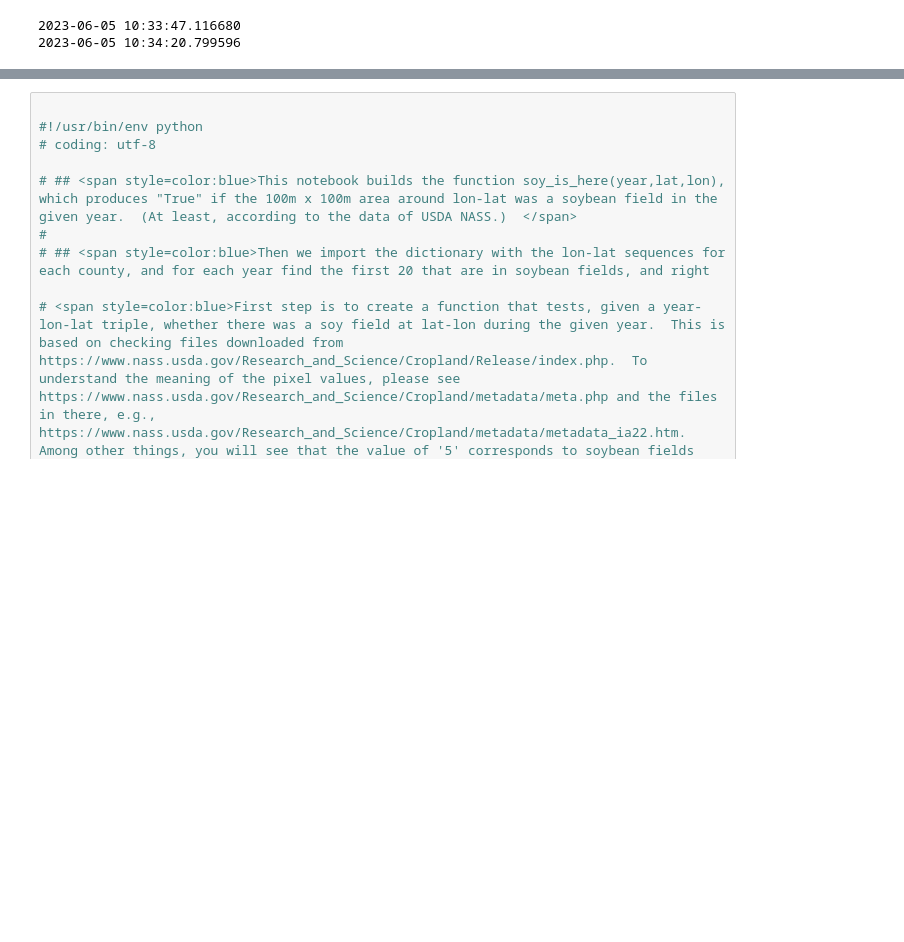
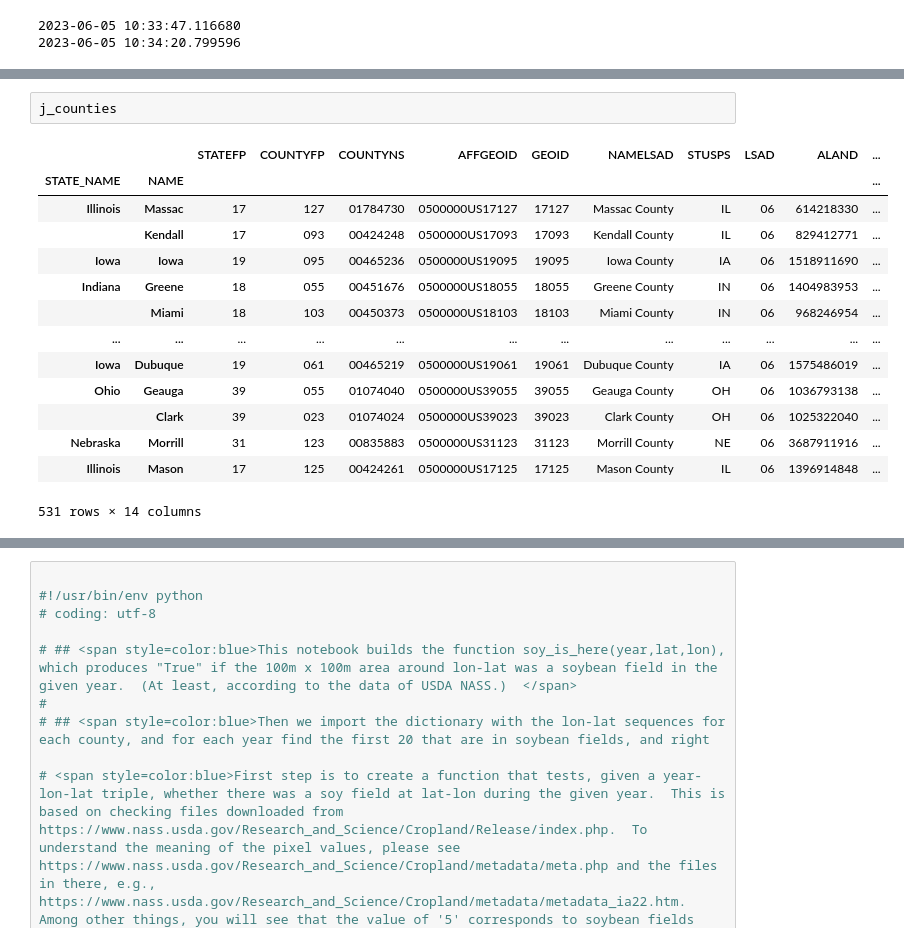
Before and after one commit to claudiosv/Computing-for-Food-Security, a Jupyter notebook: Project 3/ndvi_pipeline.ipynb, the cells around one changed output, grey strips where cells are left out. Cells and saved outputs as stored; diff of their text form; blank space fills up the shorter version.

```diff
--- a/Project 3/ndvi_pipeline.ipynb
+++ b/Project 3/ndvi_pipeline.ipynb
@@ -143,0 +219,17 @@ with out_file.open("w") as fp:
+# %%
+j_counties
+# %% [output]
+|  |  | STATEFP | COUNTYFP | COUNTYNS | AFFGEOID | GEOID | NAMELSAD | STUSPS | LSAD | ALAND | ... |
+| STATE_NAME | NAME |  |  |  |  |  |  |  |  |  | ... |
+| Illinois | Massac | 17 | 127 | 01784730 | 0500000US17127 | 17127 | Massac County | IL | 06 | 614218330 | ... |
+|  | Kendall | 17 | 093 | 00424248 | 0500000US17093 | 17093 | Kendall County | IL | 06 | 829412771 | ... |
+| Iowa | Iowa | 19 | 095 | 00465236 | 0500000US19095 | 19095 | Iowa County | IA | 06 | 1518911690 | ... |
+| Indiana | Greene | 18 | 055 | 00451676 | 0500000US18055 | 18055 | Greene County | IN | 06 | 1404983953 | ... |
+|  | Miami | 18 | 103 | 00450373 | 0500000US18103 | 18103 | Miami County | IN | 06 | 968246954 | ... |
+| ... | ... | ... | ... | ... | ... | ... | ... | ... | ... | ... | ... |
+| Iowa | Dubuque | 19 | 061 | 00465219 | 0500000US19061 | 19061 | Dubuque County | IA | 06 | 1575486019 | ... |
+| Ohio | Geauga | 39 | 055 | 01074040 | 0500000US39055 | 39055 | Geauga County | OH | 06 | 1036793138 | ... |
+|  | Clark | 39 | 023 | 01074024 | 0500000US39023 | 39023 | Clark County | OH | 06 | 1025322040 | ... |
+| Nebraska | Morrill | 31 | 123 | 00835883 | 0500000US31123 | 31123 | Morrill County | NE | 06 | 3687911916 | ... |
+| Illinois | Mason | 17 | 125 | 00424261 | 0500000US17125 | 17125 | Mason County | IL | 06 | 1396914848 | ... |
+531 rows × 14 columns
```
Also changed, not shown: parts of 21 cells of this notebook, 1 other file.
